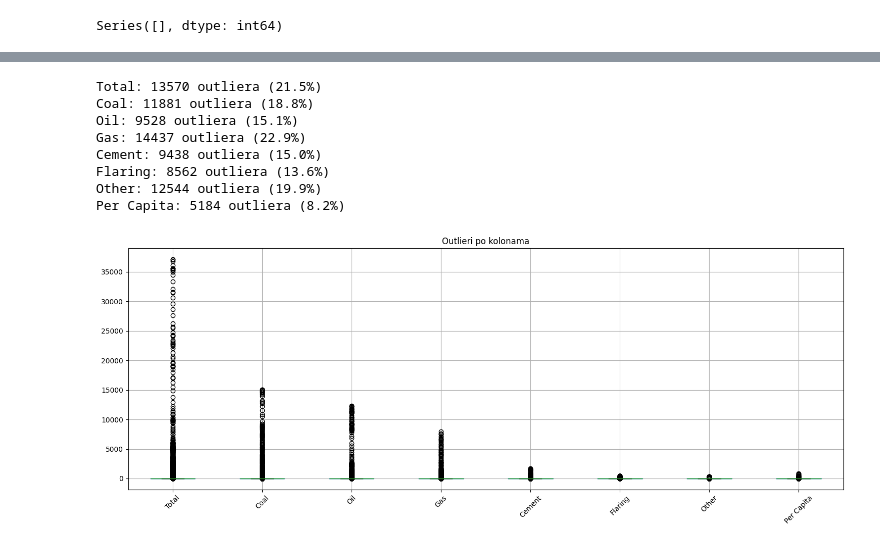
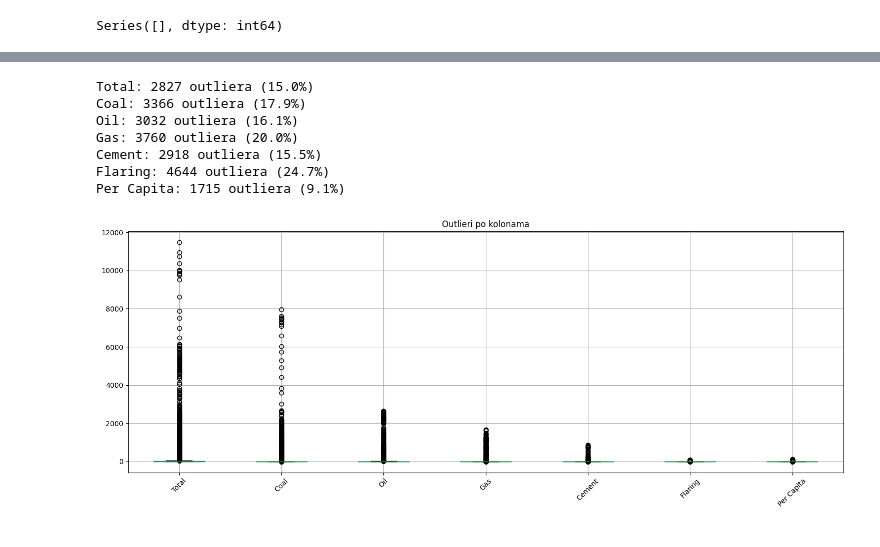
Before and after one commit to tamaracvijan/zagadjenje-vazduha, a Jupyter notebook: analiza1.ipynb, the cells around one changed output, grey strips where cells are left out. Cells and saved outputs as stored; diff of their text form; code cells hidden in the pictures.

```diff
--- a/analiza1.ipynb
+++ b/analiza1.ipynb
@@ -912,11 +923,0 @@ max                       433.182      454.912     79.489         83.132
-# %%
-# Interpolacija po godini unutar svakog kontinenta
-cols = ['Coal', 'Oil', 'Gas', 'Cement', 'Flaring']
-
-for col in cols:
-    df_clean[col] = df_clean.groupby('Continent_encoded')[col].transform(
-        lambda x: x.interpolate(method='linear', limit_direction='both')
-    )
-
-print("Missing vrednosti nakon imputacije:")
-print(df_clean[cols].isnull().sum())
@@ -931,22 +923,0 @@ dtype: int64
-# %%
-
-numeričke = ['Total', 'Coal', 'Oil', 'Gas', 'Cement', 'Flaring', 'Other', 'Per Capita']
-
-df_clean = df.copy()
-
-
-df_clean['ISO 3166-1 alpha-3'] = df_clean['ISO 3166-1 alpha-3'].fillna('Unknown')
-
-
-for kolona in numeričke:
-    df_clean[kolona] = df_clean.groupby('Country')[kolona].transform(
-        lambda x: x.fillna(x.median())
-    )
-
-
-for kolona in numeričke:
-    df_clean[kolona] = df_clean[kolona].fillna(df_clean[kolona].median())
-
-
-print("Nedostajuće vrednosti nakon čišćenja:")
-print(df_clean.isnull().sum())
@@ -990,36 +954,38 @@ Per Capita      0.000000         Nije normalna
 =======================================================
 # %%
-#Outlieri
-numeričke = ['Total', 'Coal', 'Oil', 'Gas', 'Cement', 'Flaring', 'Other', 'Per Capita']
+# Brojimo outliere po IQR metodi
+# Sve sto je vise od 1.5x IQR ispod Q1 ili iznad Q3 je outlier
+
+numeričke = ['Total', 'Coal', 'Oil', 'Gas', 'Cement', 'Flaring', 'Per Capita']
 
 for kolona in numeričke:
     Q1 = df_clean[kolona].quantile(0.25)
     Q3 = df_clean[kolona].quantile(0.75)
     IQR = Q3 - Q1
-    outlieri = df_clean[(df_clean[kolona] < Q1 - 1.5 * IQR) | (df_clean[kolona] > Q3 + 1.5 * IQR)]
+    outlieri = df_clean[
+        (df_clean[kolona] < Q1 - 1.5 * IQR) |
+        (df_clean[kolona] > Q3 + 1.5 * IQR)
+    ]
     print(f"{kolona}: {len(outlieri)} outliera ({len(outlieri)/len(df_clean)*100:.1f}%)")
 # %% [output]
-Total: 13570 outliera (21.5%)
-Coal: 11881 outliera (18.8%)
-Oil: 9528 outliera (15.1%)
-Gas: 14437 outliera (22.9%)
-Cement: 9438 outliera (15.0%)
-Flaring: 8562 outliera (13.6%)
-Other: 12544 outliera (19.9%)
-Per Capita: 5184 outliera (8.2%)
+Total: 2827 outliera (15.0%)
+Coal: 3366 outliera (17.9%)
+Oil: 3032 outliera (16.1%)
+Gas: 3760 outliera (20.0%)
+Cement: 2918 outliera (15.5%)
+Flaring: 4644 outliera (24.7%)
+Per Capita: 1715 outliera (9.1%)
 # %%
-#Ispitivanje outliera
-import matplotlib.pyplot as plt
+# Boxplot vizuelno prikazuje raspodelu i outliere po kolonama
 
-
-numeričke = ['Total', 'Coal', 'Oil', 'Gas', 'Cement', 'Flaring', 'Other', 'Per Capita']
+numeričke = ['Total', 'Coal', 'Oil', 'Gas', 'Cement', 'Flaring', 'Per Capita']
 
 plt.figure(figsize=(15, 6))
-df[numeričke].boxplot()
+df_clean[numeričke].boxplot()
 plt.title('Outlieri po kolonama')
 plt.xticks(rotation=45)
 plt.tight_layout()
 plt.show()
 # %% [output]
-[figure, old version]
+[figure, new version]
 # %%
```
Also changed, not shown: parts of 56 cells of this notebook.
